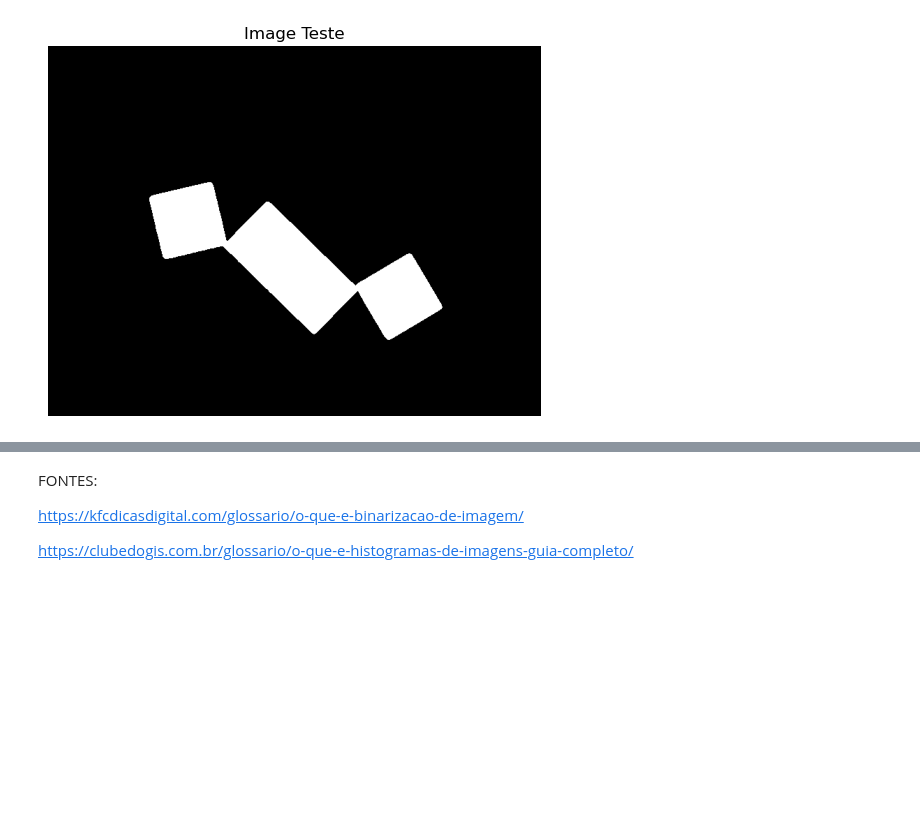
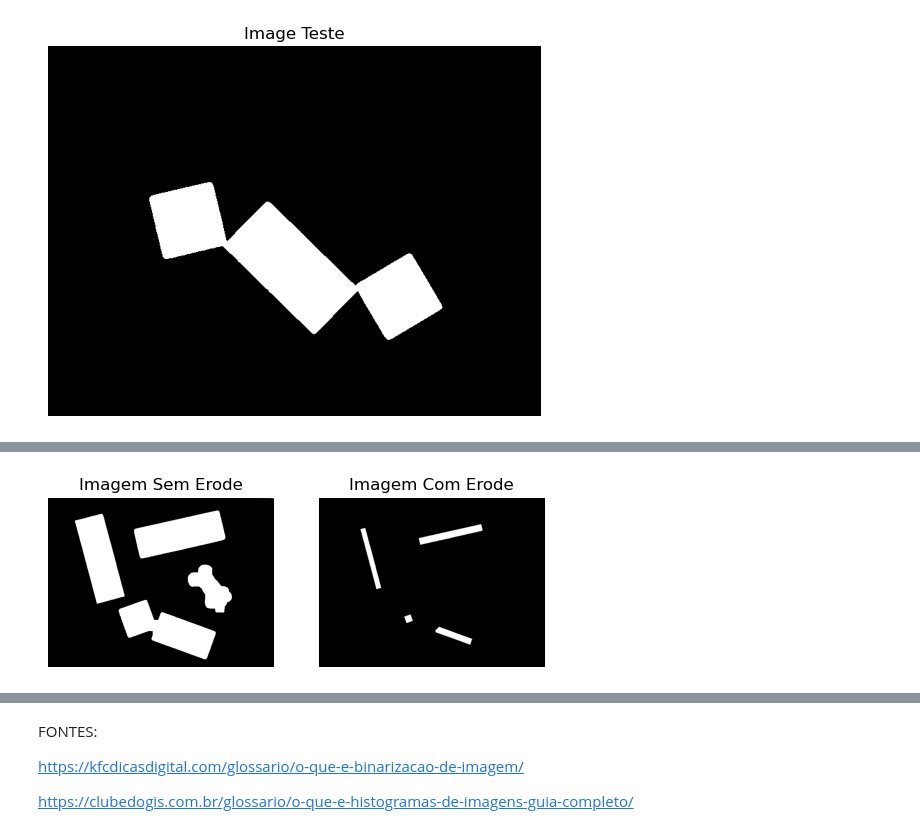
Before and after one commit to miguelac4/piv_tp1, a Jupyter notebook: src/trabalho_pratico1.ipynb, the cells around one changed output, grey strips where cells are left out. Saved outputs shown, nothing was run; the diff lists cells and outputs as text; code cells hidden in the pictures; blank space fills up the shorter version.

```diff
--- a/src/trabalho_pratico1.ipynb
+++ b/src/trabalho_pratico1.ipynb
@@ -363,0 +487,15 @@ plt.show()
+# %%
+img_erode1 = cv2.erode(img_closed1, element, iterations=1)
+
+plt.subplot(1,2,1)
+plt.imshow(img_closed1, cmap='gray')
+plt.title("Imagem Sem Erode")
+plt.axis("off")
+
+plt.subplot(1,2,2)
+plt.imshow(img_erode1, cmap='gray')
+plt.title("Imagem Com Erode")
+plt.axis("off")
+plt.show()
+# %% [output]
+[figure, added]
```
Also changed, not shown: parts of 19 cells of this notebook.
